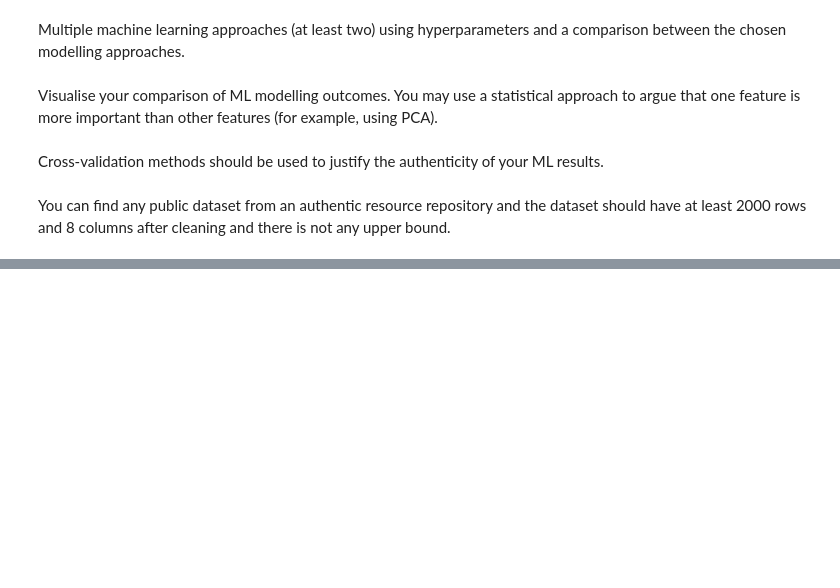
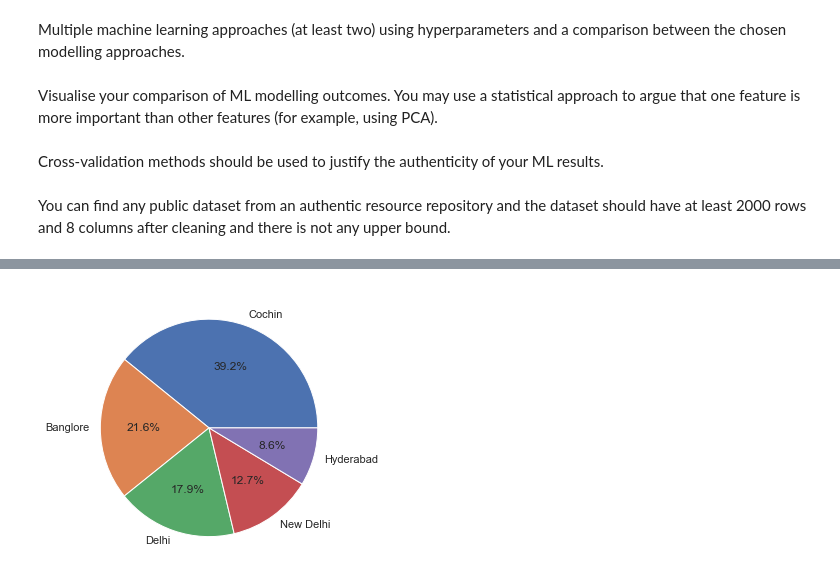
Before and after one commit to EduardoJMatosRomero/MachLearnCA1, a Jupyter notebook: Untitled.ipynb, the cells around one changed output, grey strips where cells are left out. Drawn from its saved outputs; the diff is of its cells as text; code cells hidden in the pictures; blank space fills up the shorter version.

```diff
--- a/Untitled.ipynb
+++ b/Untitled.ipynb
@@ -40,0 +183,8 @@ from sklearn.metrics import confusion_matrix #tutorial2
+# %%
+destination_counts = df["Destination"].value_counts().head(5)
+
+plt.figure(figsize=(5, 5))
+plt.pie(airline_counts, labels=destination_counts.index, autopct="%.1f%%")
+plt.show()
+# %% [output]
+[figure, added]
```
Also changed, not shown: parts of 38 cells of this notebook, 2 other files.
